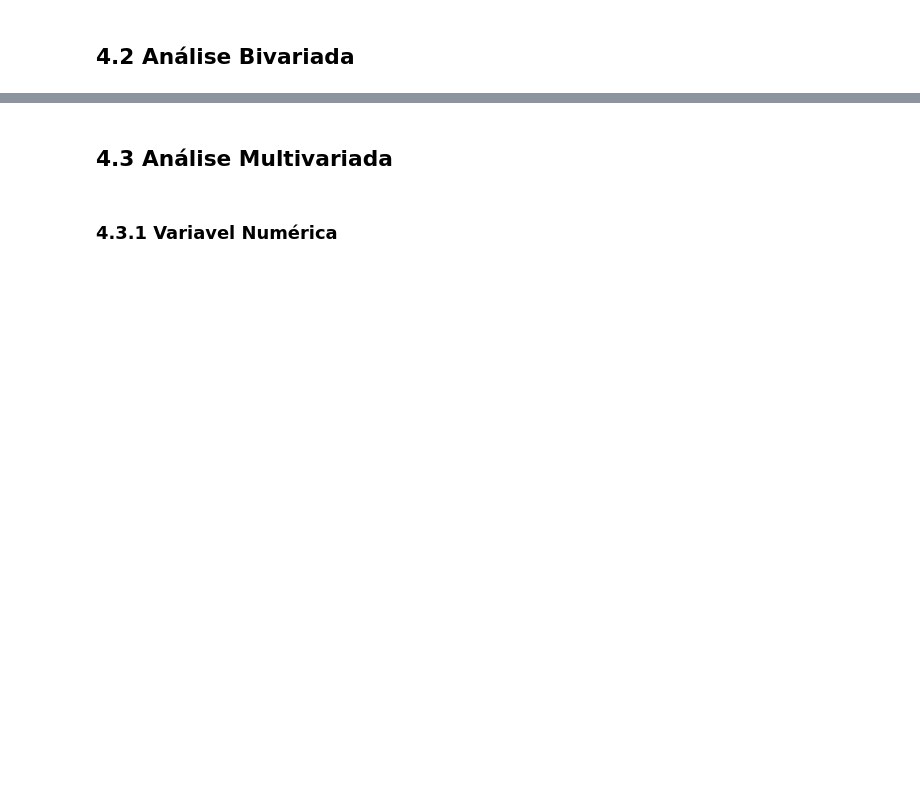
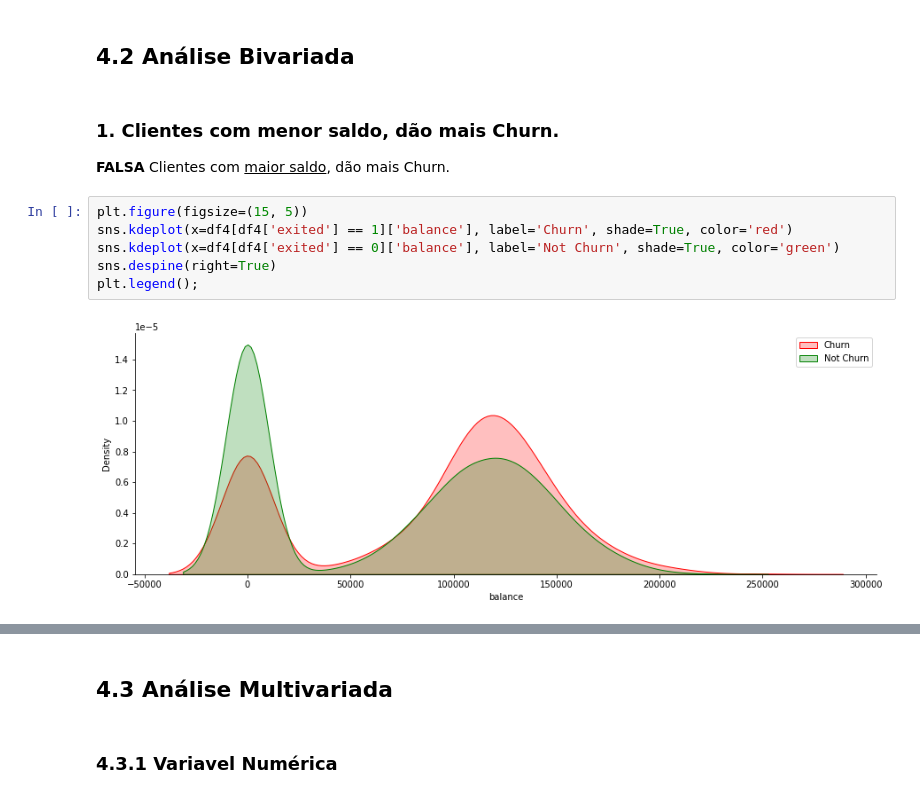
Before and after one commit to Jhonatanslopes/Bank-Customer-Churn, a Jupyter notebook: Notebook/notebook.ipynb, the cells around one changed output, grey strips where cells are left out. Cells and saved outputs as stored; diff of their text form; blank space fills up the shorter version.

```diff
--- a/Notebook/notebook.ipynb
+++ b/Notebook/notebook.ipynb
@@ -165,2 +215,14 @@ No geral, as variaveis categóricas não posuem um grande range de possíveis va
 # %% [markdown]
 ## 4.2 Análise Bivariada
+# %% [markdown]
+### **1.** Clientes com menor saldo, dão mais Churn.
+
+**FALSA** Clientes com <ins>maior saldo</ins>, dão mais Churn.
+# %%
+plt.figure(figsize=(15, 5))
+sns.kdeplot(x=df4[df4['exited'] == 1]['balance'], label='Churn', shade=True, color='red')
+sns.kdeplot(x=df4[df4['exited'] == 0]['balance'], label='Not Churn', shade=True, color='green')
+sns.despine(right=True)
+plt.legend();
+# %% [output]
+[figure, added]
```
Also changed, not shown: parts of 21 cells of this notebook.
